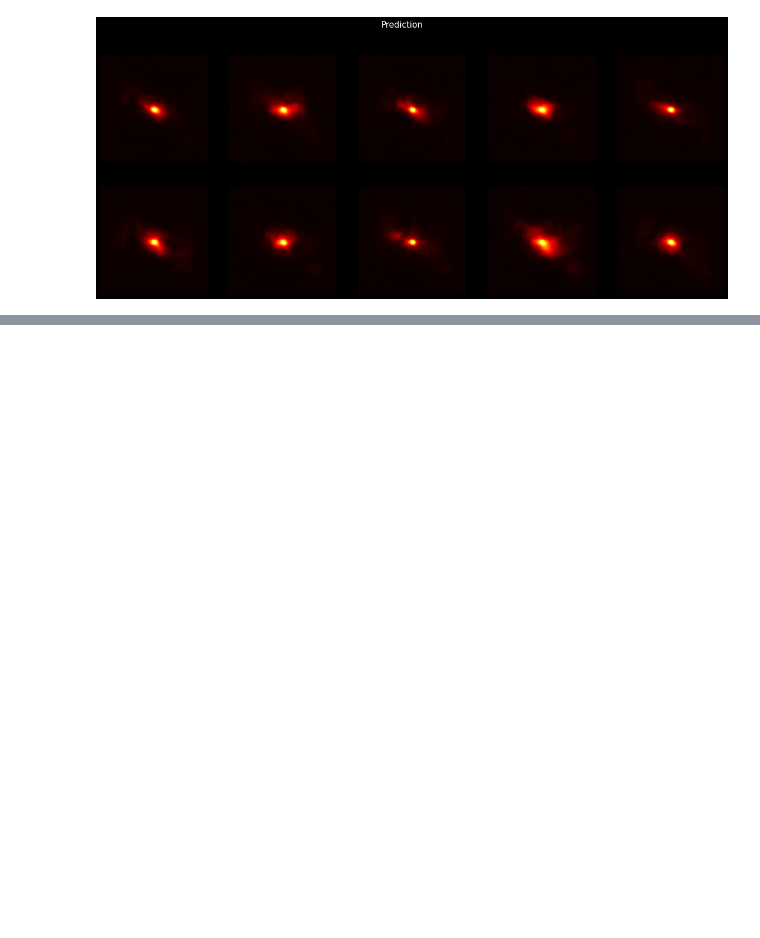
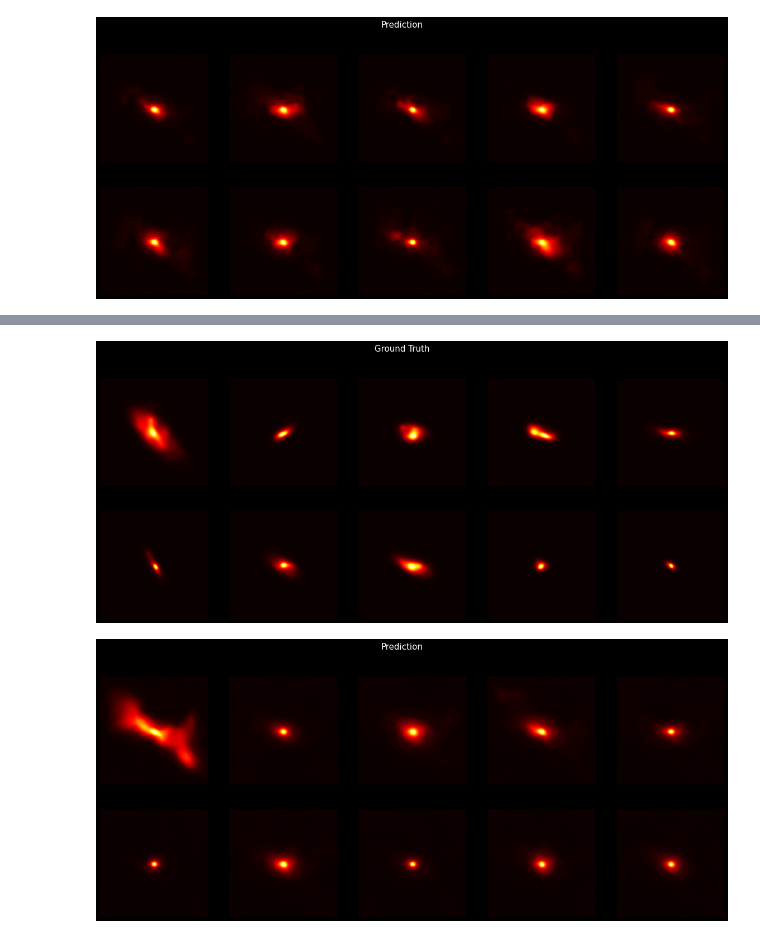
Before and after one commit to AlexandreAdam/Censai, a Jupyter notebook: notebooks/rim_results.ipynb, the cells around one changed output, grey strips where cells are left out. Drawn from its saved outputs; the diff is of its cells as text; code cells hidden in the pictures; blank space fills up the shorter version.

```diff
--- a/notebooks/rim_results.ipynb
+++ b/notebooks/rim_results.ipynb
@@ -379,0 +523,18 @@ for i in range(2):
+# %%
+fig, axs = plt.subplots(2, 5, figsize=(20, 8))
+fig.suptitle("Ground Truth", fontsize=15)
+for i in range(2):
+    for j in range(5):
+        k = i * 5 + j
+        axs[i, j].axis("off")
+        axs[i, j].imshow(source[k, ..., 0], cmap="hot")
+fig, axs = plt.subplots(2, 5, figsize=(20, 8))
+fig.suptitle("Prediction", fontsize=15)
+for i in range(2):
+    for j in range(5):
+        k = i * 5 + j
+        axs[i, j].axis("off")
+        axs[i, j].imshow(source_pred[-1, k, ..., 0], cmap="hot")
+# %% [output]
+[figure, added]
+[figure, added]
```
Also changed, not shown: parts of 7 cells of this notebook, 4 other files.
